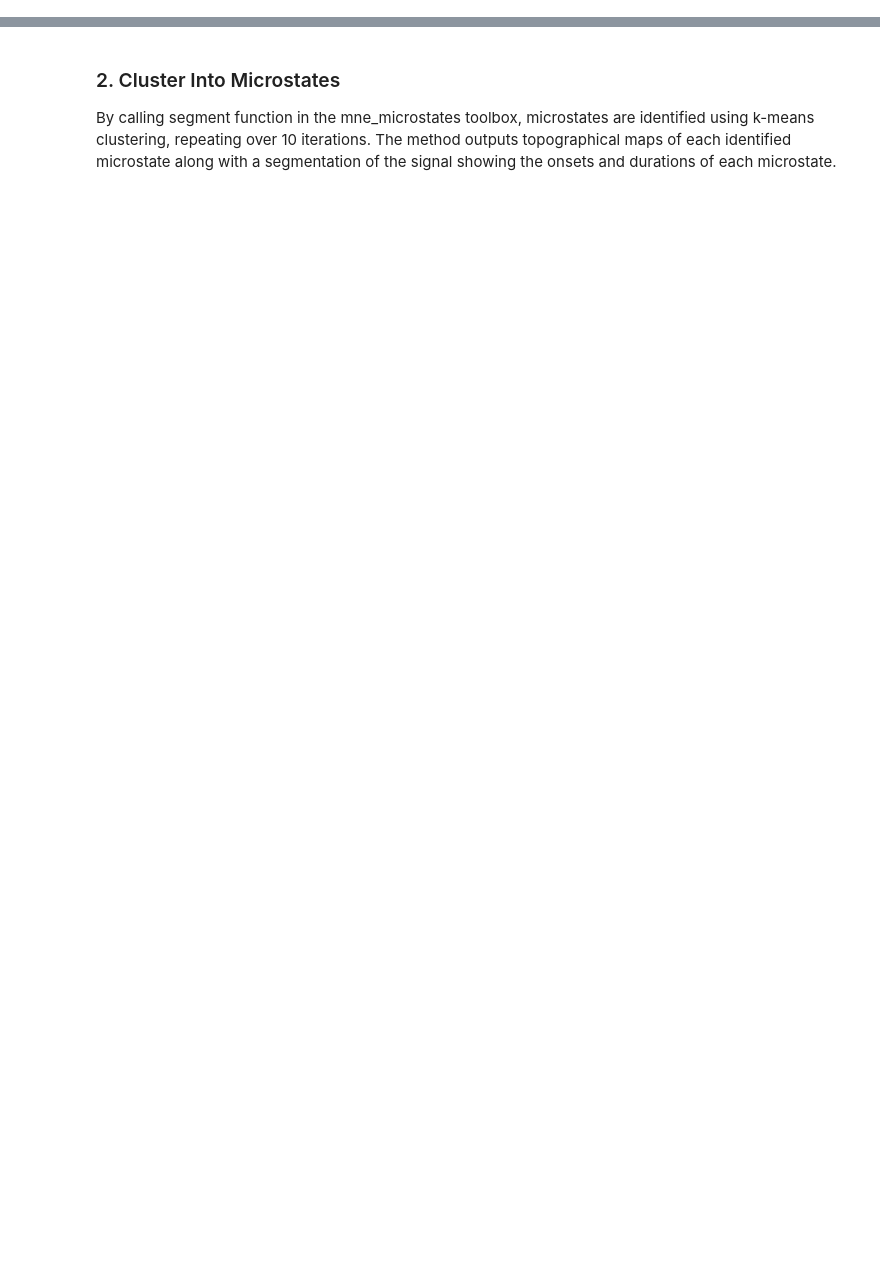
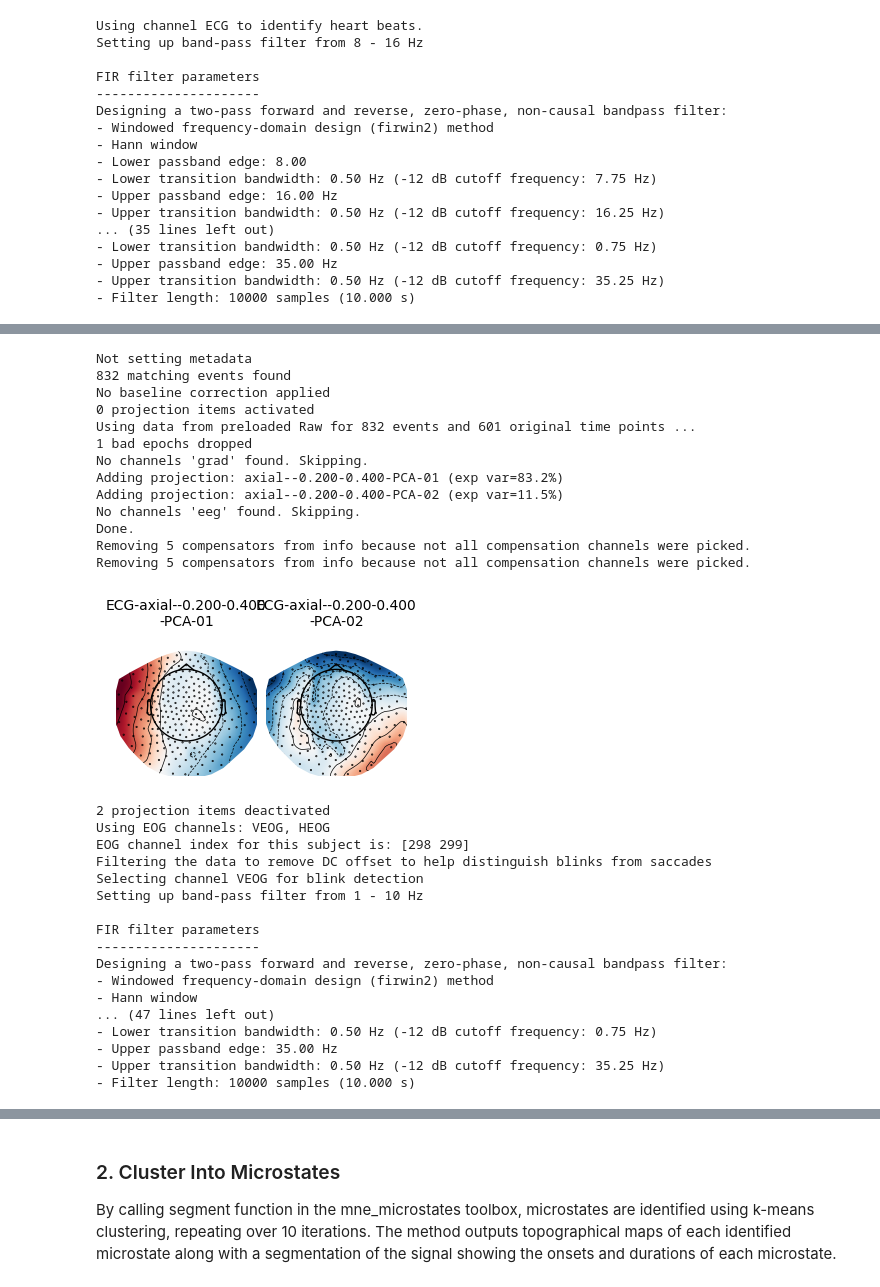
Before and after one commit to lindseypower/BurstDetection_Tutorials, a Jupyter notebook: Tutorials/Microstates.ipynb, the cells around one changed output, grey strips where cells are left out. Cells and saved outputs as stored; diff of their text form; code cells hidden in the pictures; blank space fills up the shorter version.

```diff
--- a/Tutorials/Microstates.ipynb
+++ b/Tutorials/Microstates.ipynb
@@ -26,0 +19,12 @@ Ready.
+# %%
+# Read raw data from BIDS file
+bp = BIDSPath(
+    root="ds000247",
+    subject="0002",
+    task="rest",
+    run="01",
+    datatype="meg",
+    extension=".ds",
+    session="01",
+)
+raw = read_raw_bids(bp)
@@ -26,0 +52,6 @@ Ready.
+# %%
+# Preprocess the raw data (bandpass and resample)
+raw.load_data()
+raw.filter(l_freq=1, h_freq=50)
+Fs = 1000
+raw = raw.resample(Fs, npad='auto',verbose=False)
@@ -26,0 +77,31 @@ Ready.
+# %%
+# Apply SSP projectors to remove ECG/EOG artifacts
+ecg_evoked = create_ecg_epochs(raw).average()
+ecg_projs, ecg_events = compute_proj_ecg(raw,n_mag=2, reject=None)
+mne.viz.plot_projs_topomap(ecg_projs, info=raw.info)
+raw.add_proj(ecg_projs)
+
+eog_evoked = create_eog_epochs(raw).average()
+eog_projs, events = compute_proj_eog(raw, n_mag=3, reject=None)
+mne.viz.plot_projs_topomap(eog_projs, info=raw.info)
+raw.add_proj(eog_projs)
+
+raw.apply_proj()
+# %% [output]
+Using channel ECG to identify heart beats.
+Setting up band-pass filter from 8 - 16 Hz
+
+FIR filter parameters
+---------------------
+Designing a two-pass forward and reverse, zero-phase, non-causal bandpass filter:
+- Windowed frequency-domain design (firwin2) method
+- Hann window
+- Lower passband edge: 8.00
+- Lower transition bandwidth: 0.50 Hz (-12 dB cutoff frequency: 7.75 Hz)
+- Upper passband edge: 16.00 Hz
+- Upper transition bandwidth: 0.50 Hz (-12 dB cutoff frequency: 16.25 Hz)
+... (35 lines left out)
+- Lower transition bandwidth: 0.50 Hz (-12 dB cutoff frequency: 0.75 Hz)
+- Upper passband edge: 35.00 Hz
+- Upper transition bandwidth: 0.50 Hz (-12 dB cutoff frequency: 35.25 Hz)
+- Filter length: 10000 samples (10.000 s)
@@ -26,0 +112,31 @@ Ready.
+Not setting metadata
+832 matching events found
+No baseline correction applied
+0 projection items activated
+Using data from preloaded Raw for 832 events and 601 original time points ...
+1 bad epochs dropped
+No channels 'grad' found. Skipping.
+Adding projection: axial--0.200-0.400-PCA-01 (exp var=83.2%)
+Adding projection: axial--0.200-0.400-PCA-02 (exp var=11.5%)
+No channels 'eeg' found. Skipping.
+Done.
+Removing 5 compensators from info because not all compensation channels were picked.
+Removing 5 compensators from info because not all compensation channels were picked.
+[figure, added]
+2 projection items deactivated
+Using EOG channels: VEOG, HEOG
+EOG channel index for this subject is: [298 299]
+Filtering the data to remove DC offset to help distinguish blinks from saccades
+Selecting channel VEOG for blink detection
+Setting up band-pass filter from 1 - 10 Hz
+
+FIR filter parameters
+---------------------
+Designing a two-pass forward and reverse, zero-phase, non-causal bandpass filter:
+- Windowed frequency-domain design (firwin2) method
+- Hann window
+... (47 lines left out)
+- Lower transition bandwidth: 0.50 Hz (-12 dB cutoff frequency: 0.75 Hz)
+- Upper passband edge: 35.00 Hz
+- Upper transition bandwidth: 0.50 Hz (-12 dB cutoff frequency: 35.25 Hz)
+- Filter length: 10000 samples (10.000 s)
```
Also changed, not shown: parts of 14 cells of this notebook, 5 other files.
